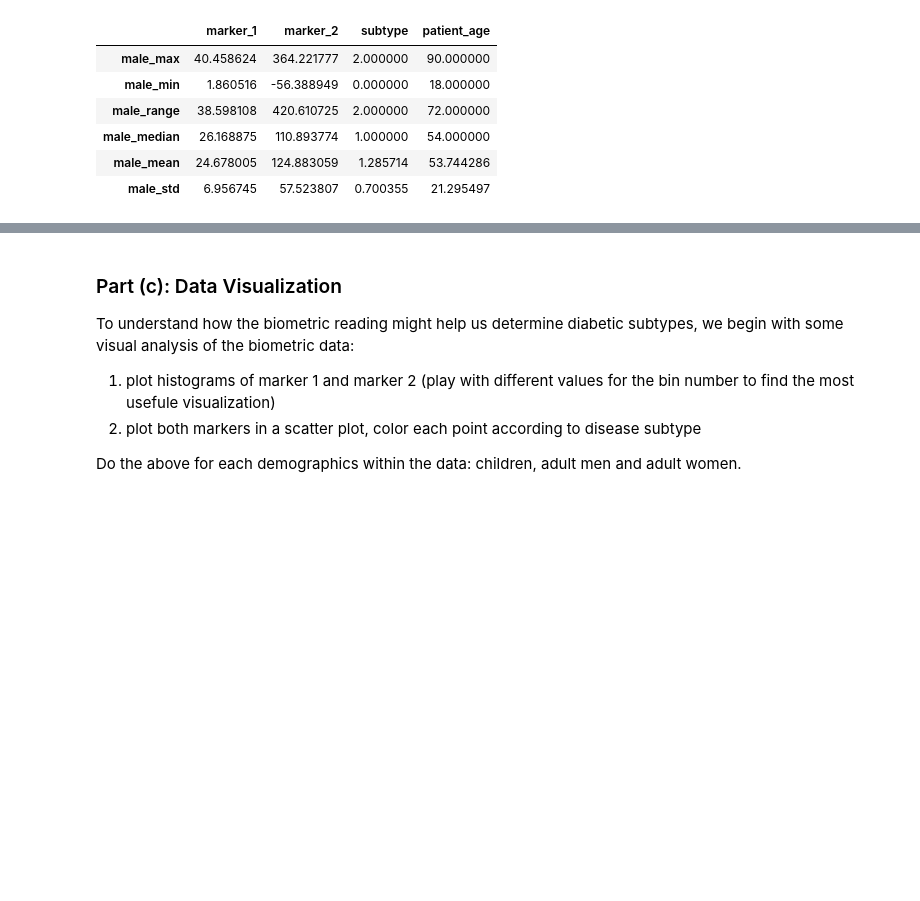
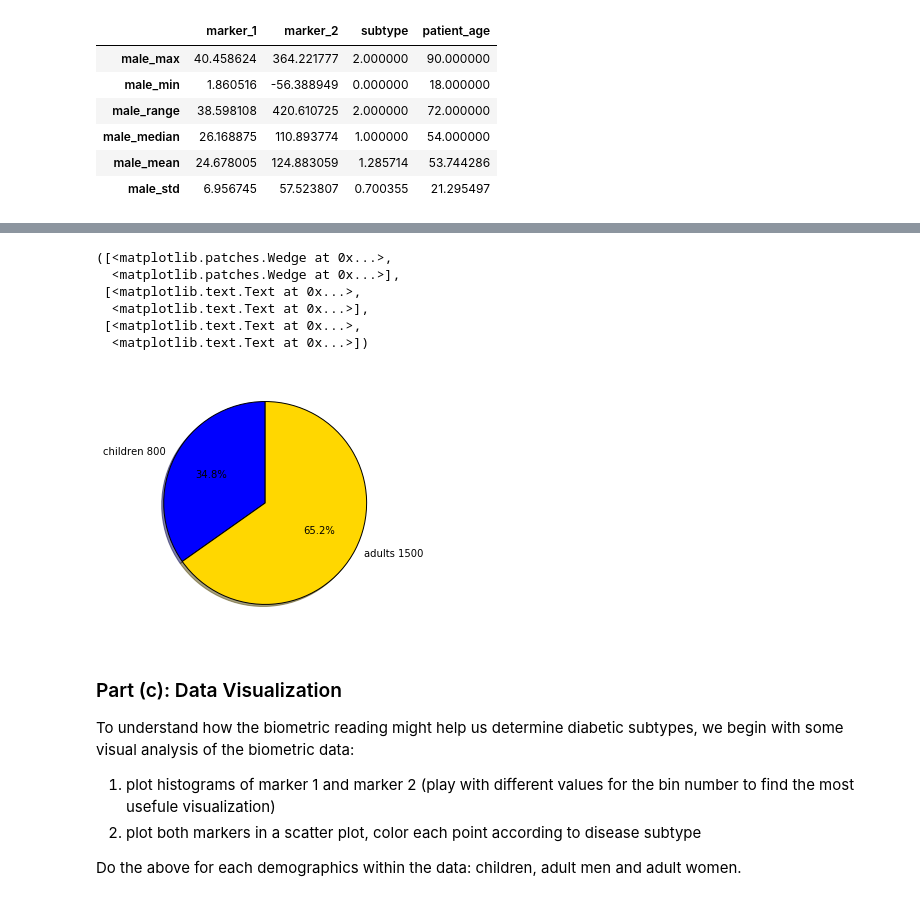
Before and after one commit to hecerinc/cs109a, a Jupyter notebook: keery_sean_CS109a_HW1.ipynb, the cells around one changed output, grey strips where cells are left out. Drawn from its saved outputs; the diff is of its cells as text; code cells hidden in the pictures; blank space fills up the shorter version.

```diff
--- a/keery_sean_CS109a_HW1.ipynb
+++ b/keery_sean_CS109a_HW1.ipynb
@@ -202,3 +227,25 @@ male_stats
+# %%
+# I haven't appended the data to the original stats DF yet
+
+# Explain what these stats say about the entire dataset as well as each of the above subsets.
+
+# Demographics - adults vs children
+children=child_data.shape[0]
+adults=df.shape[0]-children
+fig=plt.figure(figsize=(10,10))
+ax1=fig.add_subplot(221)
+ax1.pie([children,adults],
+       labels=['children '+ str(children),'adults '+str(adults)],
+       colors=['blue','gold'],
+       autopct='%1.1f%%',shadow=True,startangle=90)
+# %% [output]
+([<matplotlib.patches.Wedge at 0x...>,
+  <matplotlib.patches.Wedge at 0x...>],
+ [<matplotlib.text.Text at 0x...>,
+  <matplotlib.text.Text at 0x...>],
+ [<matplotlib.text.Text at 0x...>,
+  <matplotlib.text.Text at 0x...>])
+[figure, added]
 # %% [markdown]
 ### Part (c): Data Visualization
 To understand how the biometric reading might help us determine diabetic subtypes, we begin with some visual analysis of the biometric data:
```
Also changed, not shown: parts of 2 cells of this notebook.
